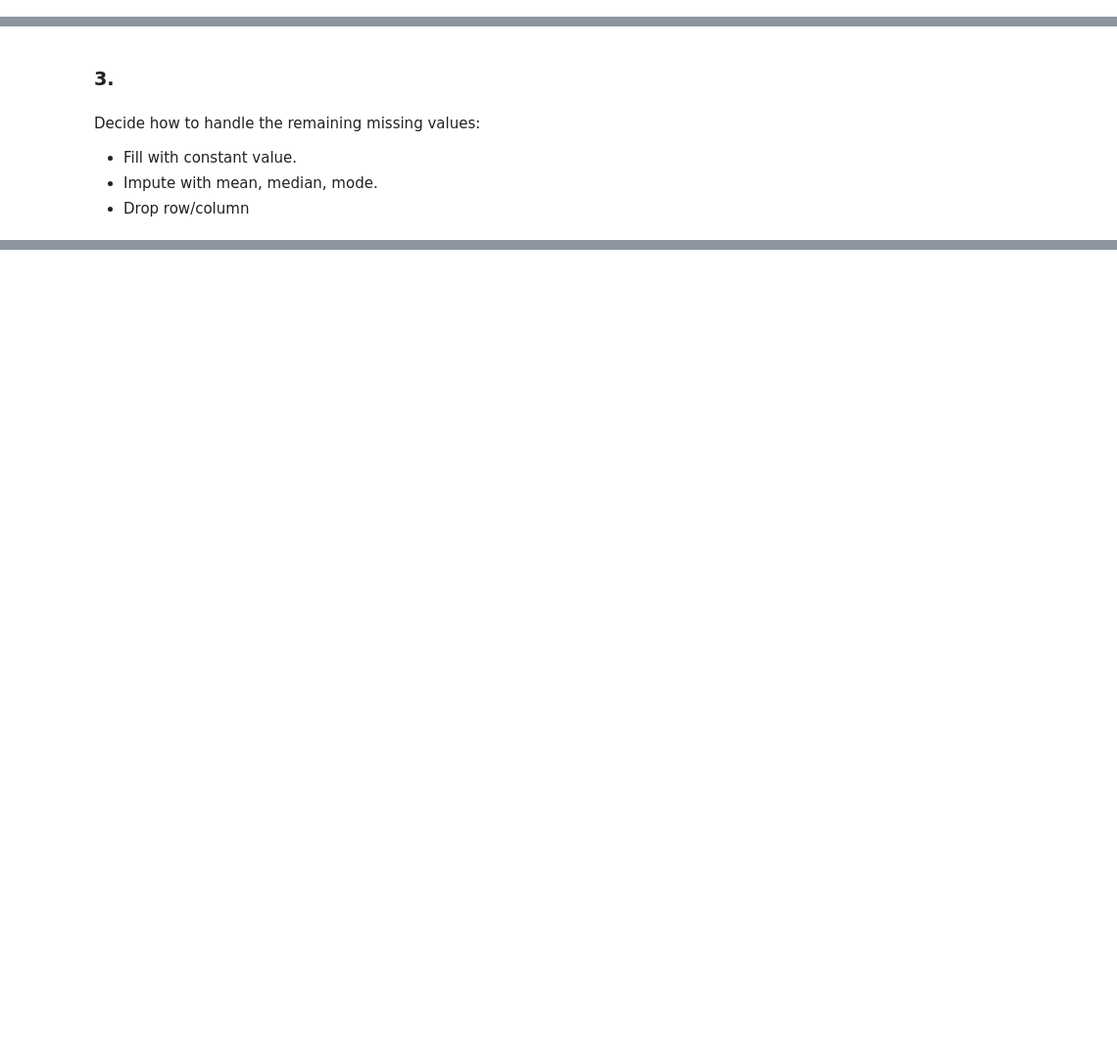
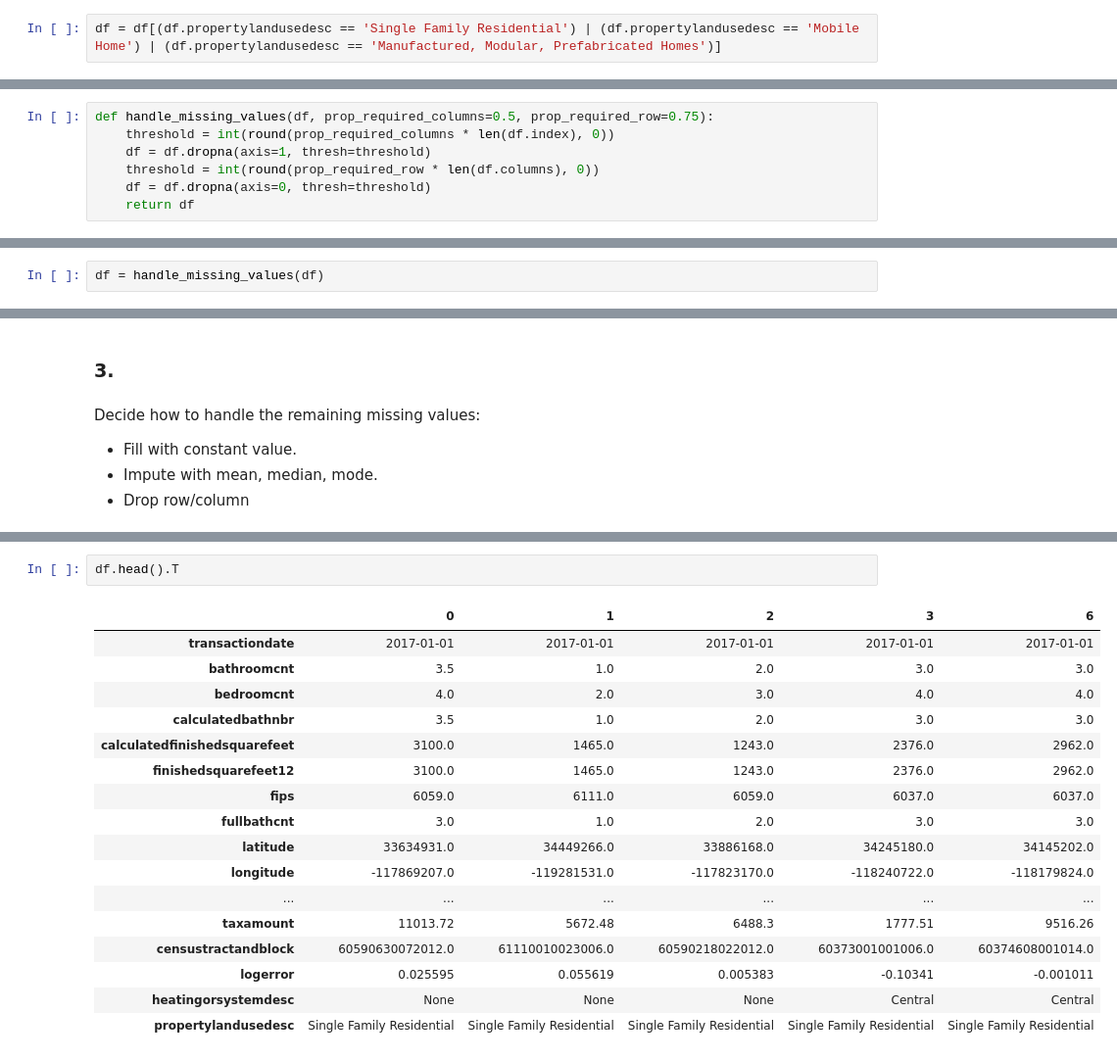
Before and after one commit to adam-talbot/clustering-exercises, a Jupyter notebook: wrangle_exercises_zillow.ipynb, the cells around one changed output, grey strips where cells are left out. Shown at 98% size. Cells and saved outputs as stored; diff of their text form; blank space fills up the shorter version.

```diff
--- a/wrangle_exercises_zillow.ipynb
+++ b/wrangle_exercises_zillow.ipynb
@@ -123,0 +317,2 @@ Remove any properties that are likely to be something other than single unit pro
+# %%
+df = df[(df.propertylandusedesc == 'Single Family Residential') | (df.propertylandusedesc == 'Mobile Home') | (df.propertylandusedesc == 'Manufactured, Modular, Prefabricated Homes')]
@@ -136,3 +335,10 @@ Hint:
 - Look up the dropna documentation.
 - You will want to compute a threshold from your input values (prop_required) and total number of rows or columns.
 - Make use of inplace, i.e. inplace=True/False.
+# %%
+def handle_missing_values(df, prop_required_columns=0.5, prop_required_row=0.75):
+    threshold = int(round(prop_required_columns * len(df.index), 0))
+    df = df.dropna(axis=1, thresh=threshold)
+    threshold = int(round(prop_required_row * len(df.columns), 0))
+    df = df.dropna(axis=0, thresh=threshold)
+    return df
@@ -138,0 +349,2 @@ Hint:
+# %%
+df = handle_missing_values(df)
@@ -145,0 +427,20 @@ Decide how to handle the remaining missing values:
+# %%
+df.head().T
+# %% [output]
+|  | 0 | 1 | 2 | 3 | 6 |
+| transactiondate | 2017-01-01 | 2017-01-01 | 2017-01-01 | 2017-01-01 | 2017-01-01 |
+| bathroomcnt | 3.5 | 1.0 | 2.0 | 3.0 | 3.0 |
+| bedroomcnt | 4.0 | 2.0 | 3.0 | 4.0 | 4.0 |
+| calculatedbathnbr | 3.5 | 1.0 | 2.0 | 3.0 | 3.0 |
+| calculatedfinishedsquarefeet | 3100.0 | 1465.0 | 1243.0 | 2376.0 | 2962.0 |
+| finishedsquarefeet12 | 3100.0 | 1465.0 | 1243.0 | 2376.0 | 2962.0 |
+| fips | 6059.0 | 6111.0 | 6059.0 | 6037.0 | 6037.0 |
+| fullbathcnt | 3.0 | 1.0 | 2.0 | 3.0 | 3.0 |
+| latitude | 33634931.0 | 34449266.0 | 33886168.0 | 34245180.0 | 34145202.0 |
+| longitude | -117869207.0 | -119281531.0 | -117823170.0 | -118240722.0 | -118179824.0 |
+| ... | ... | ... | ... | ... | ... |
+| taxamount | 11013.72 | 5672.48 | 6488.3 | 1777.51 | 9516.26 |
+| censustractandblock | 60590630072012.0 | 61110010023006.0 | 60590218022012.0 | 60373001001006.0 | 60374608001014.0 |
+| logerror | 0.025595 | 0.055619 | 0.005383 | -0.10341 | -0.001011 |
+| heatingorsystemdesc | None | None | None | Central | Central |
+| propertylandusedesc | Single Family Residential | Single Family Residential | Single Family Residential | Single Family Residential | Single Family Residential |
```
Also changed, not shown: parts of 66 cells of this notebook, 3 other files.
